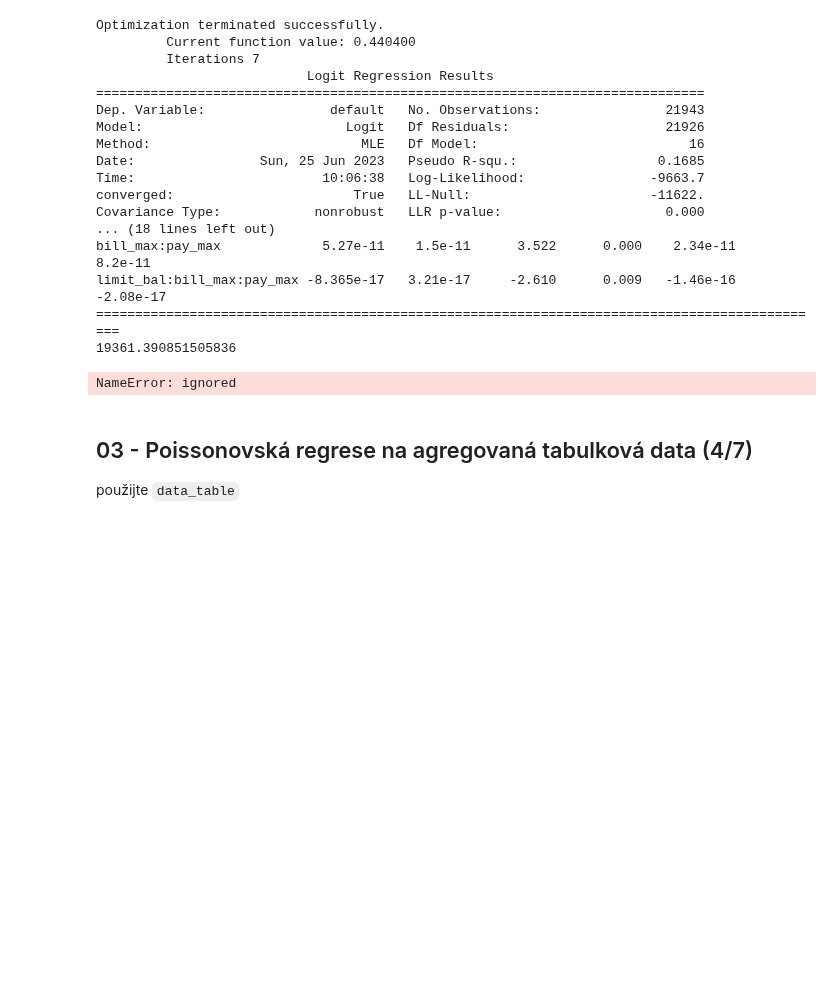
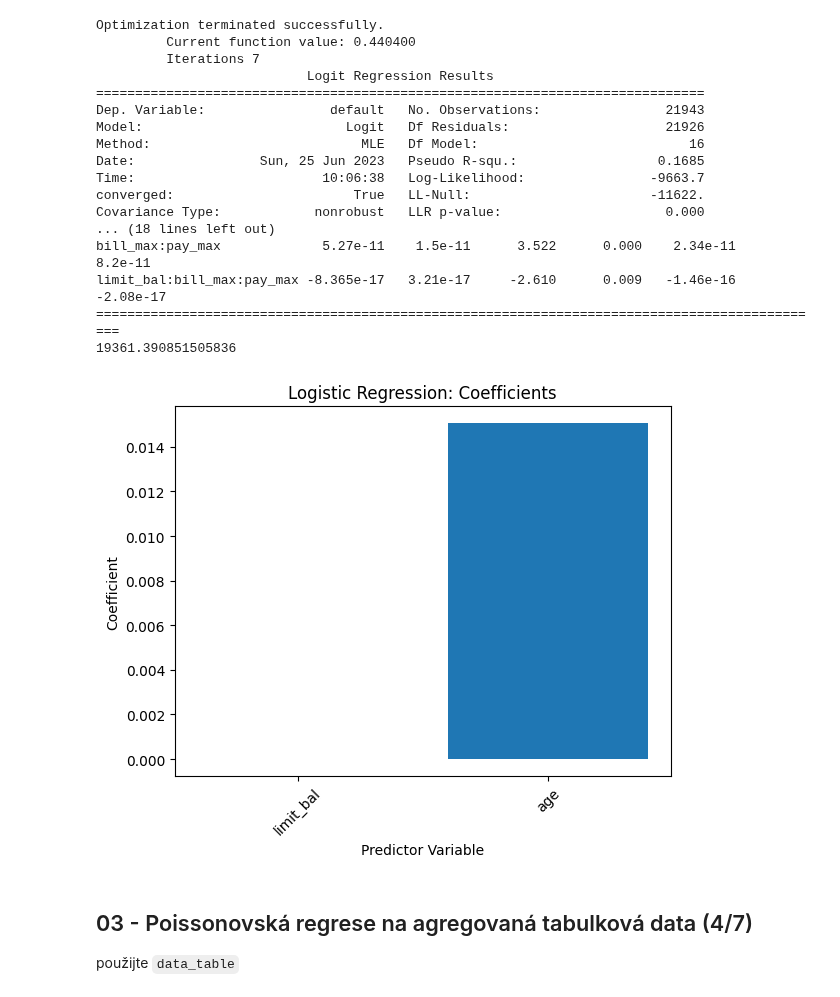
Before and after one commit to aleksejalex/special-octo-engine, a Jupyter notebook: zap/01ZLMA_zapoctova_uloha_2023_MDA.ipynb, the cells around one changed output. Drawn from its saved outputs; the diff is of its cells as text; code cells hidden in the pictures; blank space fills up the shorter version.

```diff
--- a/zap/01ZLMA_zapoctova_uloha_2023_MDA.ipynb
+++ b/zap/01ZLMA_zapoctova_uloha_2023_MDA.ipynb
@@ -586,19 +591,19 @@ bill_max:pay_max             5.27e-11    1.5e-11      3.522      0.000    2.34e-
 limit_bal:bill_max:pay_max -8.365e-17   3.21e-17     -2.610      0.009   -1.46e-16   -2.08e-17
 ==============================================================================================
 19361.390851505836
-# %%
-
-# Perform logistic regression using statsmodels
-X = pd.get_dummies(individual_data['Category'], drop_first=True)
-X = sm.add_constant(X)  # Add constant column for intercept
-y = pd.get_dummies(individual_data['Group'], drop_first=True)
-model = sm.Logit(y, X)
-result = model.fit()
-
-# Print the logistic regression summary
-print(result.summary())
-# %% [output]
-NameError: ignored
+# %%
+# Get the estimated coefficients from the logistic regression model
+coefficients = result_limit_age.params
+
+# Plot the coefficients
+plt.bar(coefficients.index, coefficients.values)
+plt.xlabel('Predictor Variable')
+plt.ylabel('Coefficient')
+plt.title('Logistic Regression: Coefficients')
+plt.xticks(rotation=45)
+plt.show()
+# %% [output]
+[figure, added]
 # %% [markdown]
 ## 03 - Poissonovská regrese na agregovaná tabulková data (4/7)
 
```
Also changed, not shown: parts of 5 cells of this notebook.
